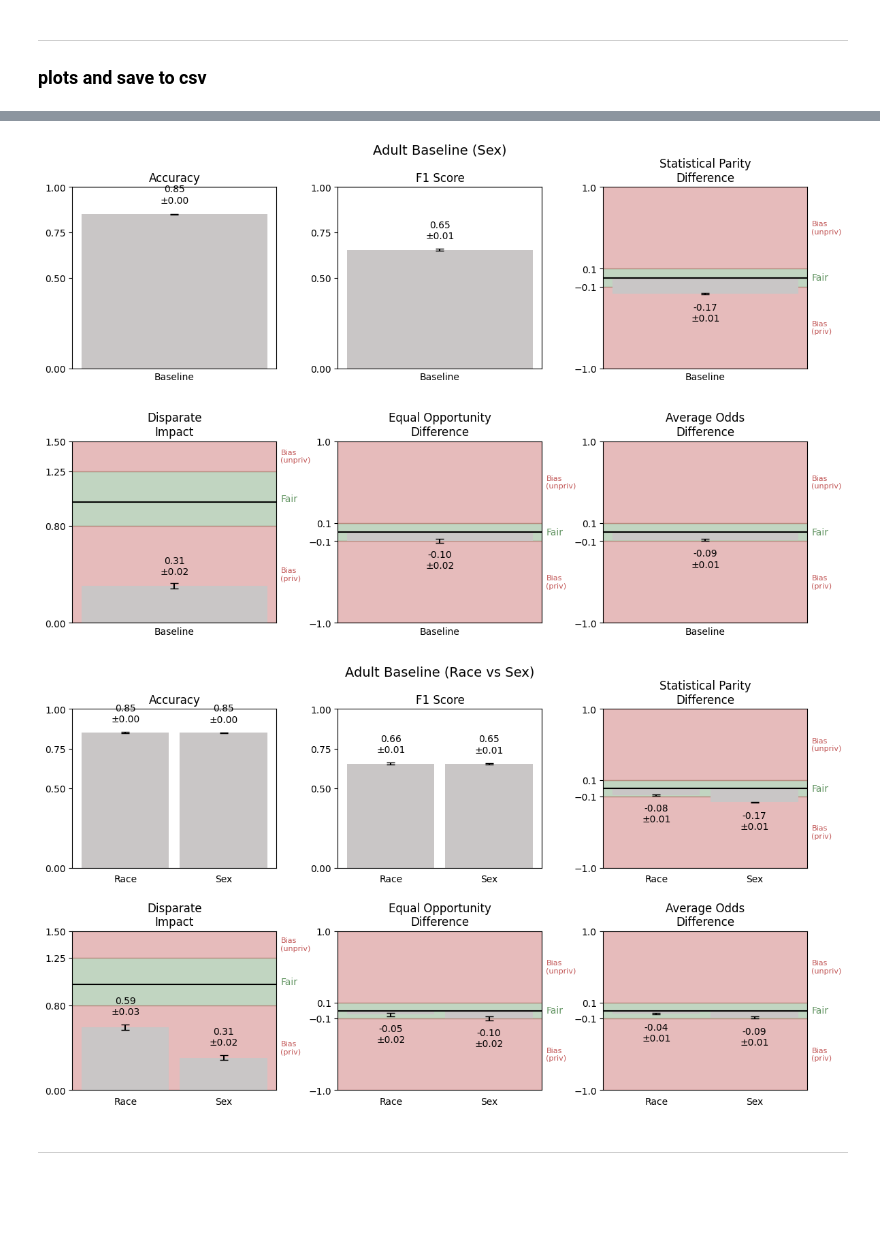
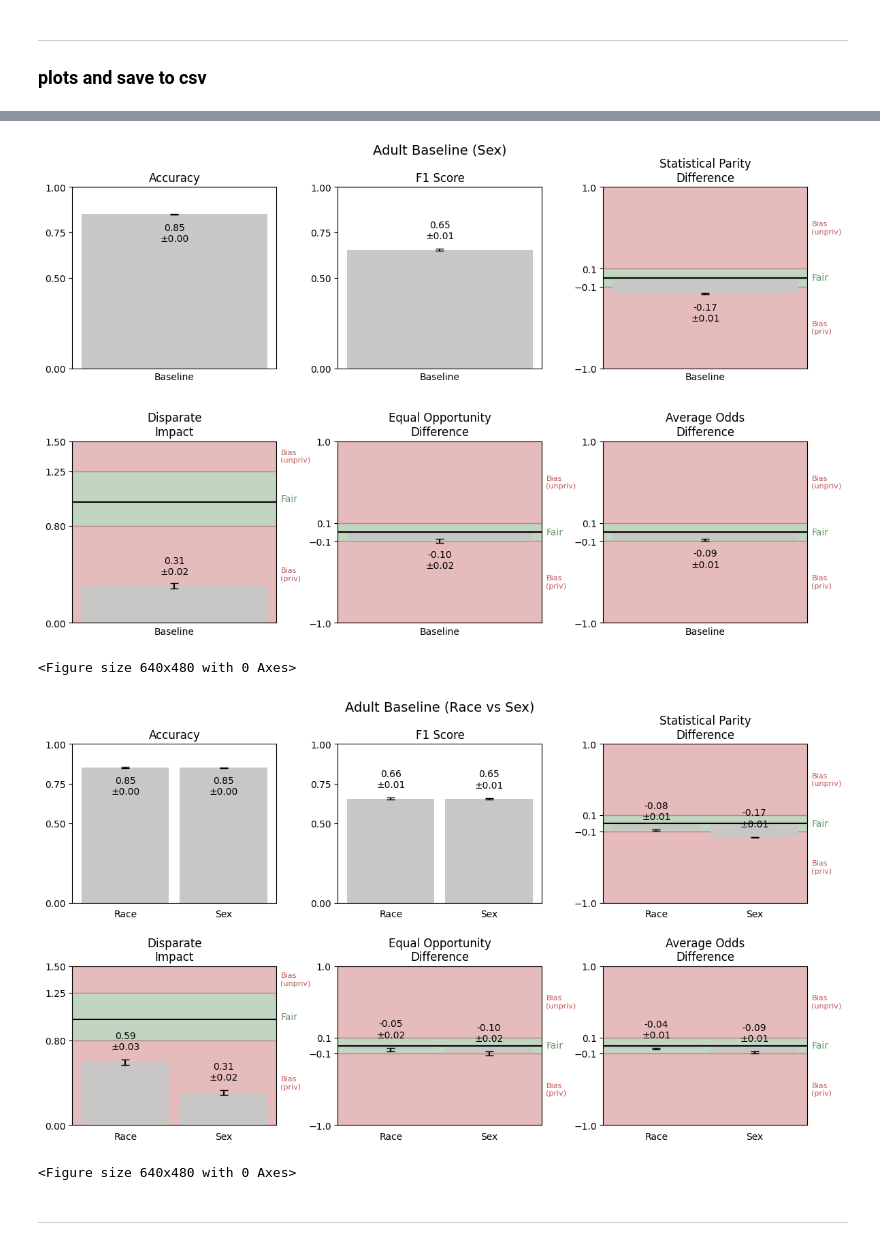
Before and after one commit to jeaend/bias-mitigation-aif360, a Jupyter notebook: notebooks/Adult_Income/02_baseline.ipynb, the cells around one changed output, grey strips where cells are left out. Saved outputs shown, nothing was run; the diff lists cells and outputs as text; code cells hidden in the pictures; blank space fills up the shorter version.

Commit message:
run baselines

```diff
--- a/notebooks/Adult_Income/02_baseline.ipynb
+++ b/notebooks/Adult_Income/02_baseline.ipynb
@@ -17,6 +18,7 @@ from src.metrics import compute_metrics, viz_metrics_2x3, compare_viz_metrics_2x
 dataset_name = 'adult'
 mitigation_name   = 'baseline'
 pipeline_stage    = 'base'
+out_dir_plots    = '../../reports/plots_adult'
 # %% [markdown]
 ----------------------------------------
 # %%
@@ -85,11 +93,23 @@ viz_metrics_2x3(adult_race_metrics_agg, title='Adult Baseline (Race)')
 # %%
-viz_metrics_2x3(adult_sex_metrics_agg, title='Adult Baseline (Sex)')
+plot_title = 'Adult Baseline (Sex)'
+viz_metrics_2x3(adult_sex_metrics_agg, title=plot_title)
+fname    = plot_title.replace(' ', '_').replace('(', '').replace(')', '')
+out_path = os.path.join(out_dir_plots, f'{fname}.png')
+plt.gcf().savefig(out_path, dpi=300, bbox_inches='tight')
+plt.show()
 # %% [output]
-[figure, old version]
+[figure, new version]
+<Figure size 640x480 with 0 Axes>
 # %%
-compare_viz_metrics_2x3(adult_race_metrics_agg, adult_sex_metrics_agg, 'Race', 'Sex', 'Adult Baseline (Race vs Sex)')
+plot_title = 'Adult Baseline (Race vs Sex)'
+compare_viz_metrics_2x3(adult_race_metrics_agg, adult_sex_metrics_agg, 'Race', 'Sex', plot_title)
+fname    = plot_title.replace(' ', '_').replace('(', '').replace(')', '')
+out_path = os.path.join(out_dir_plots, f'{fname}.png')
+plt.gcf().savefig(out_path, dpi=300, bbox_inches='tight')
+plt.show()
 # %% [output]
-[figure, old version]
+[figure, new version]
+<Figure size 640x480 with 0 Axes>
 # %% [markdown]
 --------------------------------------
 # %%
```
Also changed, not shown: parts of 2 cells of this notebook, 9 other files.
